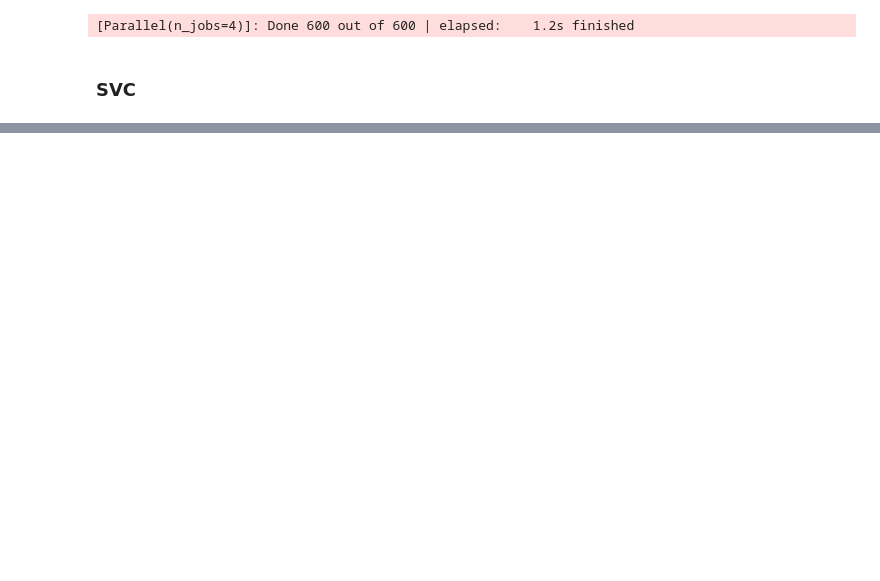
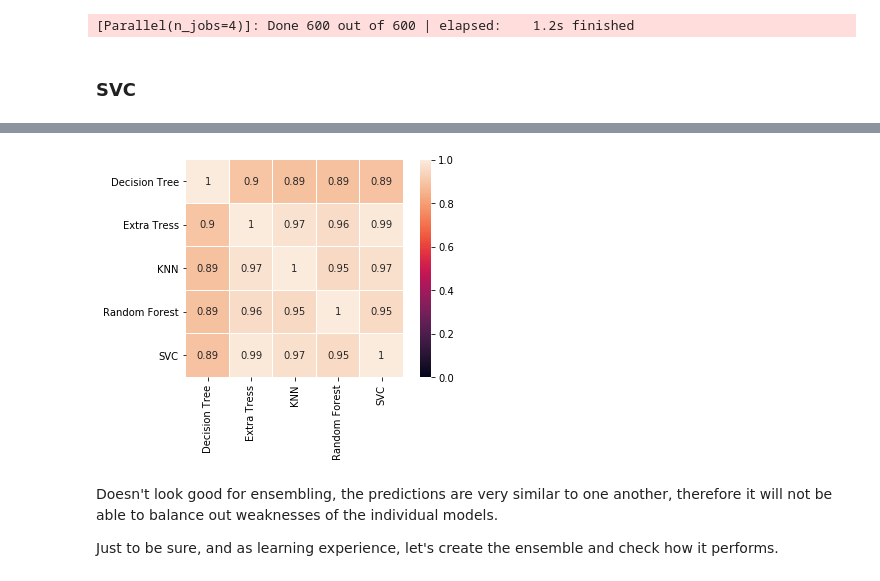
Before and after one commit to davidtvs/kaggle-titanic, a Jupyter notebook: titanic.ipynb, the cells around one changed output, grey strips where cells are left out. Saved outputs shown, nothing was run; the diff lists cells and outputs as text; code cells hidden in the pictures; blank space fills up the shorter version.

Commit message:
Ensembling and submission

```diff
--- a/titanic.ipynb
+++ b/titanic.ipynb
@@ -624,5 +622,7 @@ rfc_search = RandomizedSearchCV(rfc, param_distributions=rand_param, n_iter=n_it
                                 n_jobs=4, verbose=1)
 rfc_search.fit(X_train, Y_train)
 report(rfc_search.cv_results_)
+
+rfc_best = rfc_search.best_estimator_
 # %% [output]
 Fitting 10 folds for each of 60 candidates, totalling 600 fits
@@ -655,5 +659,7 @@ etc_search = RandomizedSearchCV(etc, param_distributions=rand_param, n_iter=n_it
                                 n_jobs=4, verbose=1)
 etc_search.fit(X_train, Y_train)
 report(etc_search.cv_results_)
+
+etc_best = etc_search.best_estimator_
 # %% [output]
 Fitting 10 folds for each of 60 candidates, totalling 600 fits
@@ -686,6 +692,8 @@ knn_search = RandomizedSearchCV(knn, param_distributions=rand_param, n_iter=n_it
                                 n_jobs=4, verbose=1)
 knn_search.fit(X_train, Y_train)
 report(knn_search.cv_results_)
+
+knn_best = knn_search.best_estimator_
 # %% [output]
 Fitting 10 folds for each of 60 candidates, totalling 600 fits
 Model with rank: 1
@@ -707,7 +711,7 @@ Parameters: {'algorithm': 'auto', 'leaf_size': 19, 'n_neighbors': 4, 'weights':
 # %% [markdown]
 ### SVC
 # %%
-svc = SVC()
+svc = SVC(probability=True)
 rand_param = {
     'kernel': ['rbf'],
     'C': randint(1, 1000),
@@ -718,5 +722,7 @@ svc_search = RandomizedSearchCV(svc, param_distributions=rand_param, n_iter=n_it
                                 n_jobs=4, verbose=1)
 svc_search.fit(X_train, Y_train)
 report(svc_search.cv_results_)
+
+svc_best = svc_search.best_estimator_
 # %% [output]
 Fitting 10 folds for each of 60 candidates, totalling 600 fits
@@ -735,0 +748,29 @@ Parameters: {'kernel': 'rbf', 'gamma': 0.12052343275377742, 'C': 717}
+# %%
+from sklearn.metrics import jaccard_similarity_score
+
+tc_pred = tc_best.predict(X_test)
+rfc_pred = rfc_best.predict(X_test)
+etc_pred = etc_best.predict(X_test)
+knn_pred = knn_best.predict(X_test)
+svc_pred = svc_best.predict(X_test)
+
+# Make a dataframe with the predictions from all models
+pred_df = pd.DataFrame({'Decision Tree': tc_pred,
+                       'Random Forest': rfc_pred,
+                       'Extra Tress': etc_pred,
+                       'KNN': knn_pred,
+                       'SVC': svc_pred})
+
+jsim_df = pd.DataFrame(np.nan, columns=pred_df.columns, index=pred_df.columns)
+for i in pred_df.columns:
+    for j in pred_df.loc[:, i:].columns:
+        jsim_df.loc[i, j] = jaccard_similarity_score(pred_df[i], pred_df[j])
+        jsim_df.loc[j, i] = jsim_df.loc[i, j]
+
+_ = sns.heatmap(jsim_df, linewidths=0.1, vmax=1.0, vmin=0, square=True, linecolor='white', annot=True)
+# %% [output]
+[figure, added]
+# %% [markdown]
+Doesn't look good for ensembling, the predictions are very similar to one another, therefore it will not be able to balance out weaknesses of the individual models.
+
+Just to be sure, and as learning experience, let's create the ensemble and check how it performs.
```
Also changed, not shown: parts of 12 cells of this notebook, 1 other file.
